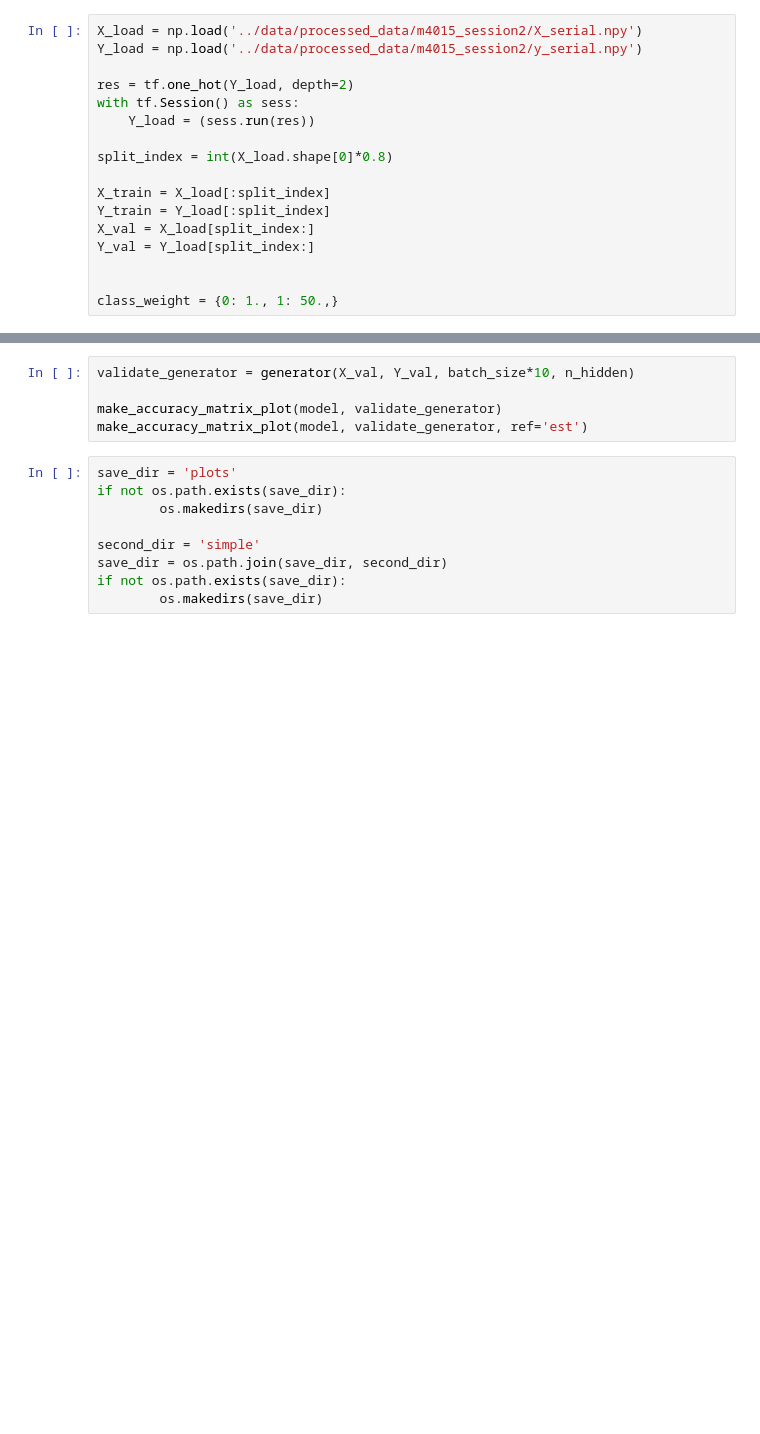
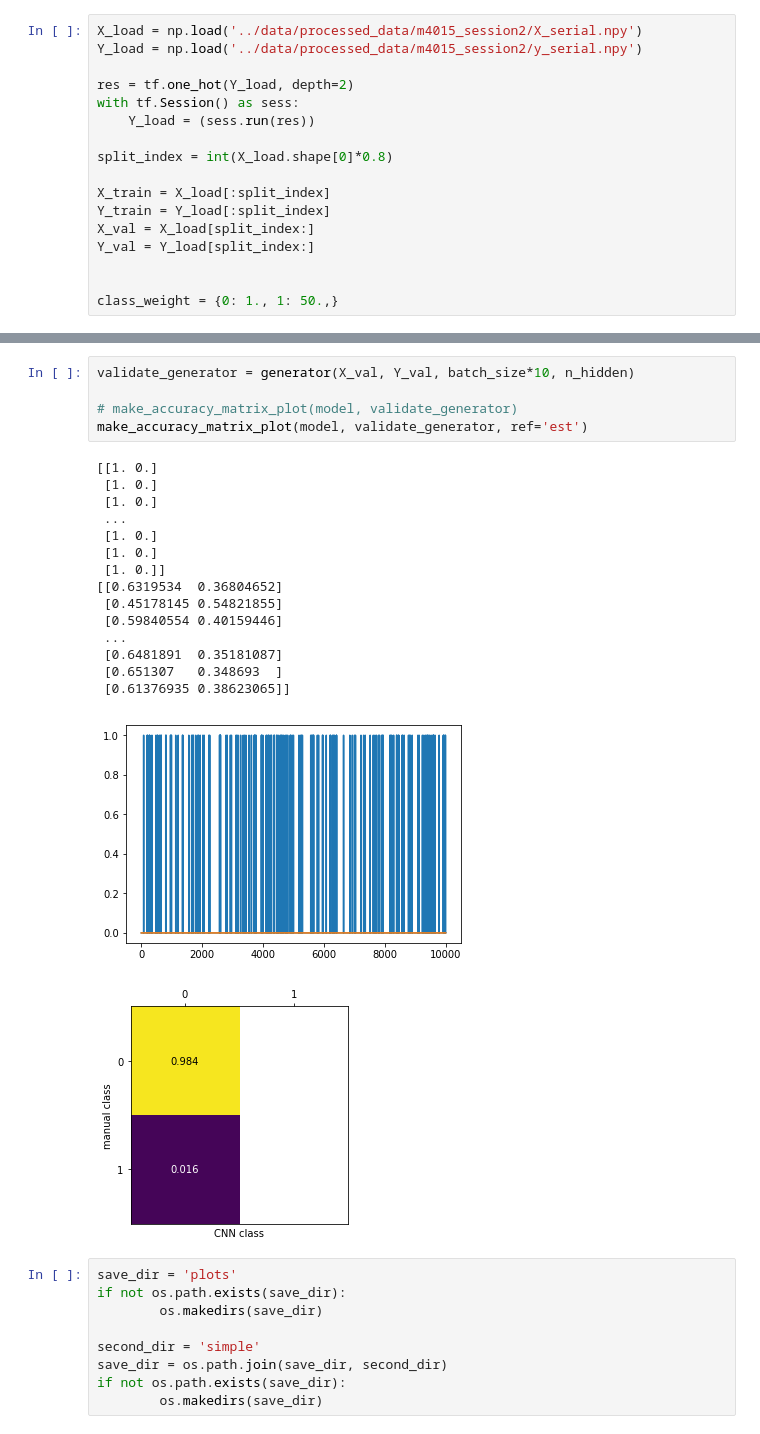
Before and after one commit to CINPLA/ANN_Ripple_Detection, a Jupyter notebook: ANNs/CNN_interface_real_data.ipynb, the cells around one changed output, grey strips where cells are left out. Drawn from its saved outputs; the diff is of its cells as text; blank space fills up the shorter version.

```diff
--- a/ANNs/CNN_interface_real_data.ipynb
+++ b/ANNs/CNN_interface_real_data.ipynb
@@ -80,8 +130,25 @@ from models import make_accuracy_matrix_plot
 # %%
 validate_generator = generator(X_val, Y_val, batch_size*10, n_hidden)
 
-make_accuracy_matrix_plot(model, validate_generator)
+# make_accuracy_matrix_plot(model, validate_generator)
 make_accuracy_matrix_plot(model, validate_generator, ref='est')
+# %% [output]
+[[1. 0.]
+ [1. 0.]
+ [1. 0.]
+ ...
+ [1. 0.]
+ [1. 0.]
+ [1. 0.]]
+[[0.6319534  0.36804652]
+ [0.45178145 0.54821855]
+ [0.59840554 0.40159446]
+ ...
+ [0.6481891  0.35181087]
+ [0.651307   0.348693  ]
+ [0.61376935 0.38623065]]
+[figure, added]
+[figure, added]
 # %%
 save_dir = 'plots'
 if not os.path.exists(save_dir):
```
Also changed, not shown: parts of 16 cells of this notebook, 4 other files.
